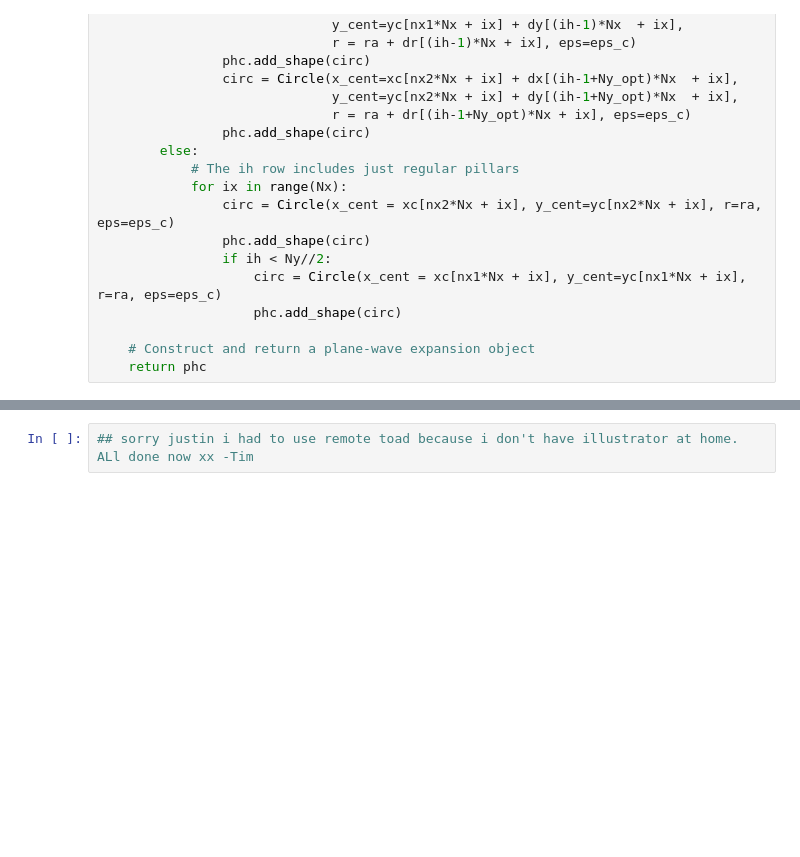
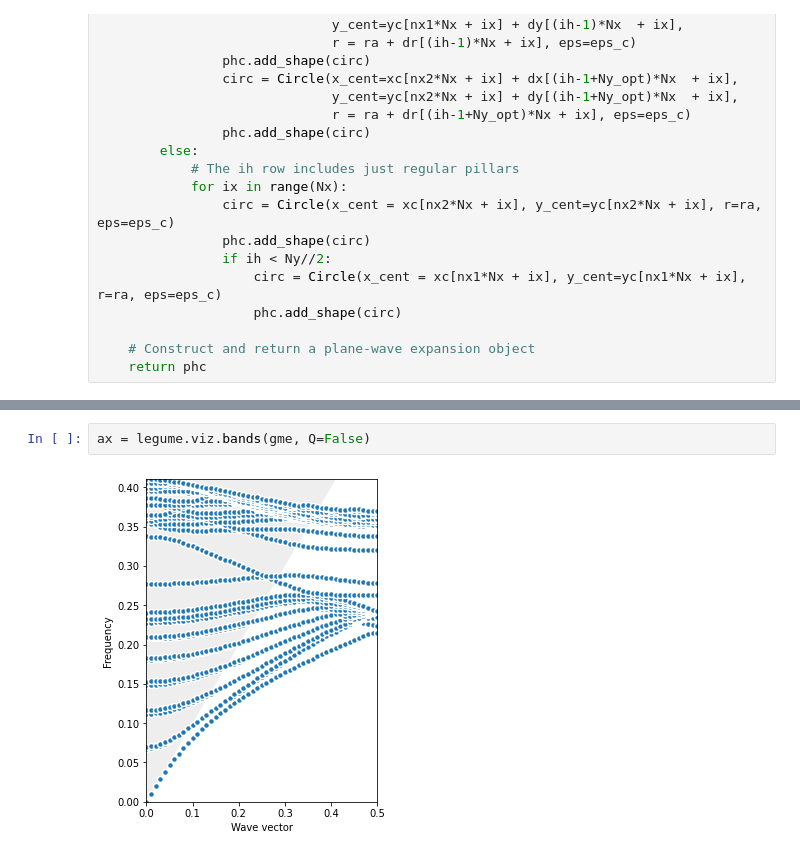
Before and after one commit to quantumbrownie/honoursLegume, a Jupyter notebook: Parameter Sweep.ipynb, the cells around one changed output, grey strips where cells are left out. Saved outputs shown, nothing was run; the diff lists cells and outputs as text; blank space fills up the shorter version.

```diff
--- a/Parameter Sweep.ipynb
+++ b/Parameter Sweep.ipynb
@@ -171,2 +171,4 @@ Text(0, 0.5, 'Wavelength where Index is Matched (nm)')
 # %%
-## sorry justin i had to use remote toad because i don't have illustrator at home. ALl done now xx -Tim
+ax = legume.viz.bands(gme, Q=False)
+# %% [output]
+[figure, added]
```
Also changed, not shown: parts of 5 cells of this notebook.
